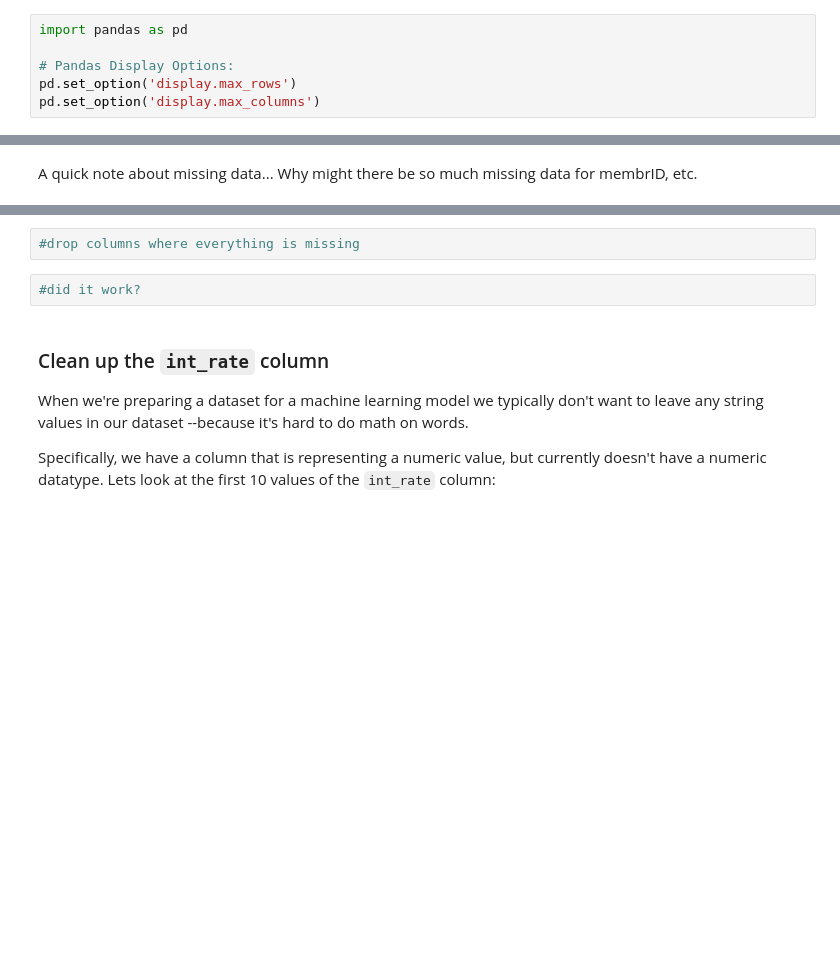
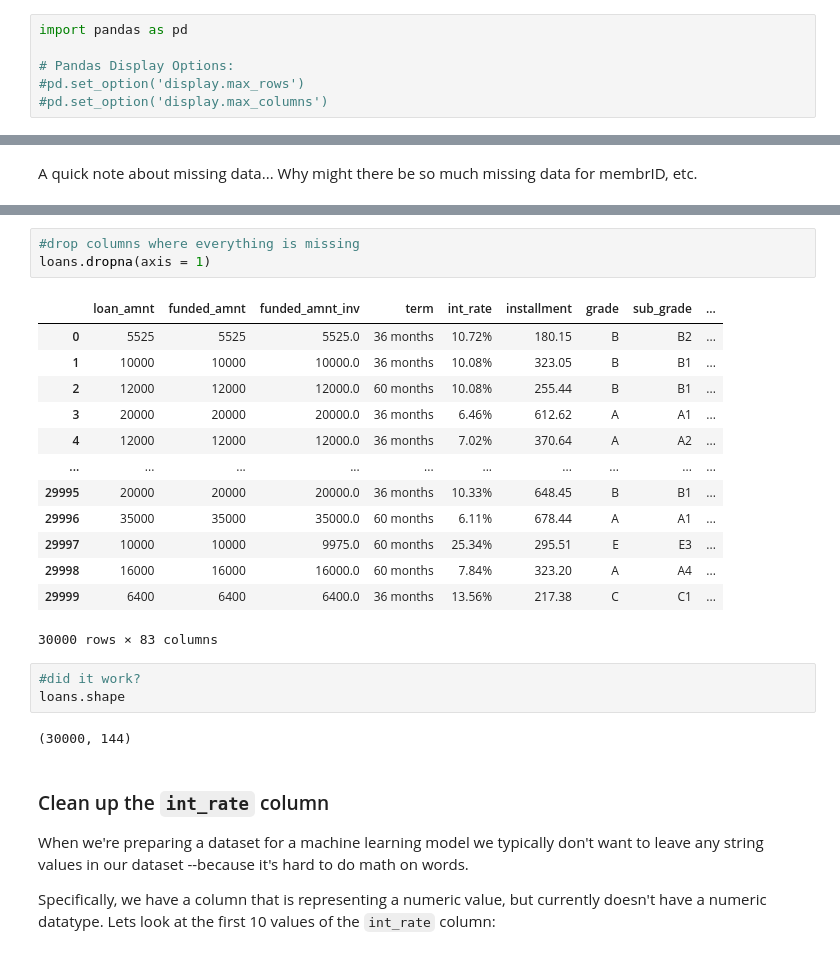
Before and after one commit to write2nk/DS-Unit-1-Sprint-1-Data-Wrangling-and-Storytelling, a Jupyter notebook: module2-make-features/LS_DS_112_Make_Features.ipynb, the cells around one changed output, grey strips where cells are left out. Drawn from its saved outputs; the diff is of its cells as text; blank space fills up the shorter version.

```diff
--- a/module2-make-features/LS_DS_112_Make_Features.ipynb
+++ b/module2-make-features/LS_DS_112_Make_Features.ipynb
@@ -38,5 +38,5 @@ Columns of a dataframe hold each hold a specific type of data. Lets inspect some
 import pandas as pd
 
 # Pandas Display Options:
-pd.set_option('display.max_rows')
-pd.set_option('display.max_columns')
+#pd.set_option('display.max_rows')
+#pd.set_option('display.max_columns')
@@ -322,7 +460,25 @@ A quick note about missing data...  Why might there be so much missing data for
 # %%
 #drop columns where everything is missing
+loans.dropna(axis = 1)
+# %% [output]
+|  | loan_amnt | funded_amnt | funded_amnt_inv | term | int_rate | installment | grade | sub_grade | ... |
+| 0 | 5525 | 5525 | 5525.0 | 36 months | 10.72% | 180.15 | B | B2 | ... |
+| 1 | 10000 | 10000 | 10000.0 | 36 months | 10.08% | 323.05 | B | B1 | ... |
+| 2 | 12000 | 12000 | 12000.0 | 60 months | 10.08% | 255.44 | B | B1 | ... |
+| 3 | 20000 | 20000 | 20000.0 | 36 months | 6.46% | 612.62 | A | A1 | ... |
+| 4 | 12000 | 12000 | 12000.0 | 36 months | 7.02% | 370.64 | A | A2 | ... |
+| ... | ... | ... | ... | ... | ... | ... | ... | ... | ... |
+| 29995 | 20000 | 20000 | 20000.0 | 36 months | 10.33% | 648.45 | B | B1 | ... |
+| 29996 | 35000 | 35000 | 35000.0 | 60 months | 6.11% | 678.44 | A | A1 | ... |
+| 29997 | 10000 | 10000 | 9975.0 | 60 months | 25.34% | 295.51 | E | E3 | ... |
+| 29998 | 16000 | 16000 | 16000.0 | 60 months | 7.84% | 323.20 | A | A4 | ... |
+| 29999 | 6400 | 6400 | 6400.0 | 36 months | 13.56% | 217.38 | C | C1 | ... |
+30000 rows × 83 columns
 # %%
 #did it work?
+loans.shape
+# %% [output]
+(30000, 144)
 # %% [markdown]
 ### Clean up the `int_rate` column
 
```
Also changed, not shown: parts of 23 cells of this notebook.
